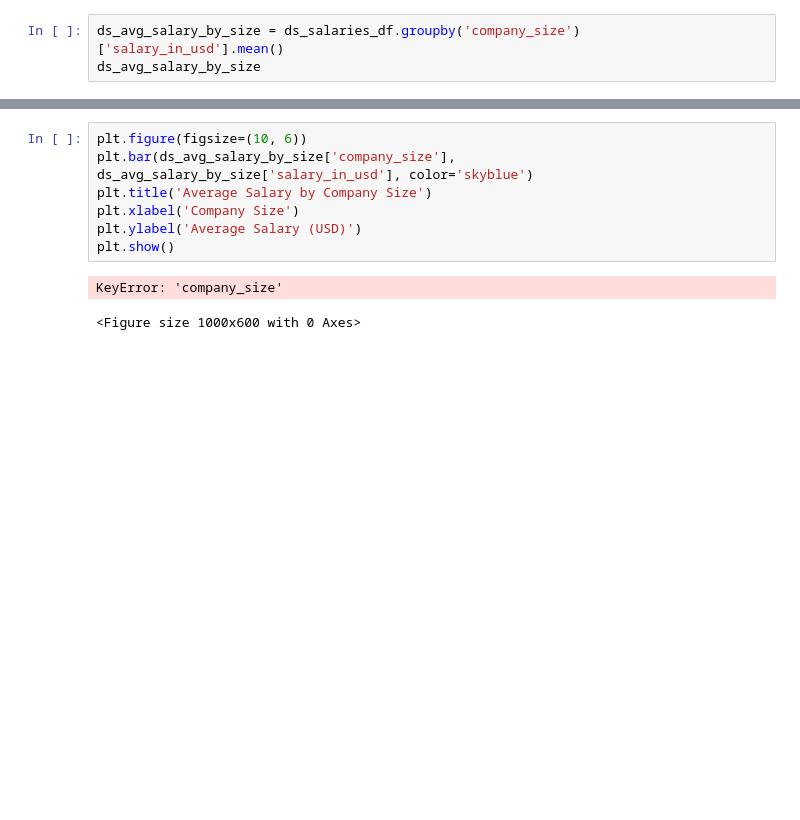
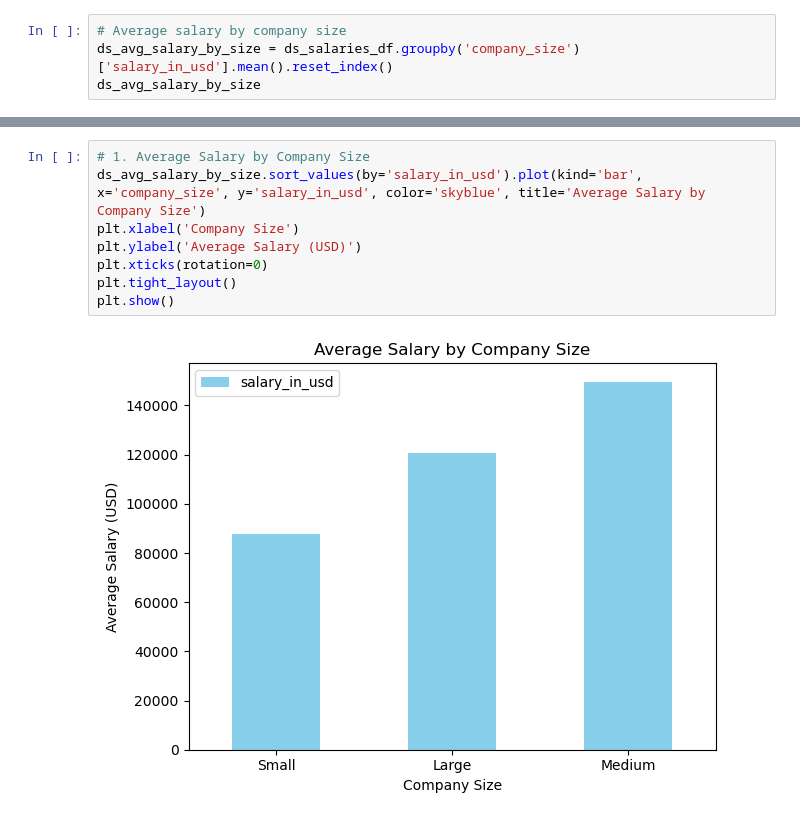
Before and after one commit to sellerstx1982/data_science_salaries, a Jupyter notebook: data_science_salaries_murray.ipynb, the cells around one changed output, grey strips where cells are left out. Cells and saved outputs as stored; diff of their text form; blank space fills up the shorter version.

```diff
--- a/data_science_salaries_murray.ipynb
+++ b/data_science_salaries_murray.ipynb
@@ -86,4 +78,5 @@ Name: count, dtype: int64
 # %%
-ds_avg_salary_by_size = ds_salaries_df.groupby('company_size')['salary_in_usd'].mean()
+# Average salary by company size
+ds_avg_salary_by_size = ds_salaries_df.groupby('company_size')['salary_in_usd'].mean().reset_index()
 ds_avg_salary_by_size
 # %% [output]
@@ -115,10 +147,10 @@ ds_experience_level_dist.head()
 # %%
-plt.figure(figsize=(10, 6))
-plt.bar(ds_avg_salary_by_size['company_size'], ds_avg_salary_by_size['salary_in_usd'], color='skyblue')
-plt.title('Average Salary by Company Size')
+# 1. Average Salary by Company Size
+ds_avg_salary_by_size.sort_values(by='salary_in_usd').plot(kind='bar', x='company_size', y='salary_in_usd', color='skyblue', title='Average Salary by Company Size')
 plt.xlabel('Company Size')
 plt.ylabel('Average Salary (USD)')
+plt.xticks(rotation=0)
+plt.tight_layout()
 plt.show()
 # %% [output]
-KeyError: 'company_size'
-<Figure size 1000x600 with 0 Axes>
+[figure, added]
```
Also changed, not shown: parts of 28 cells of this notebook.
